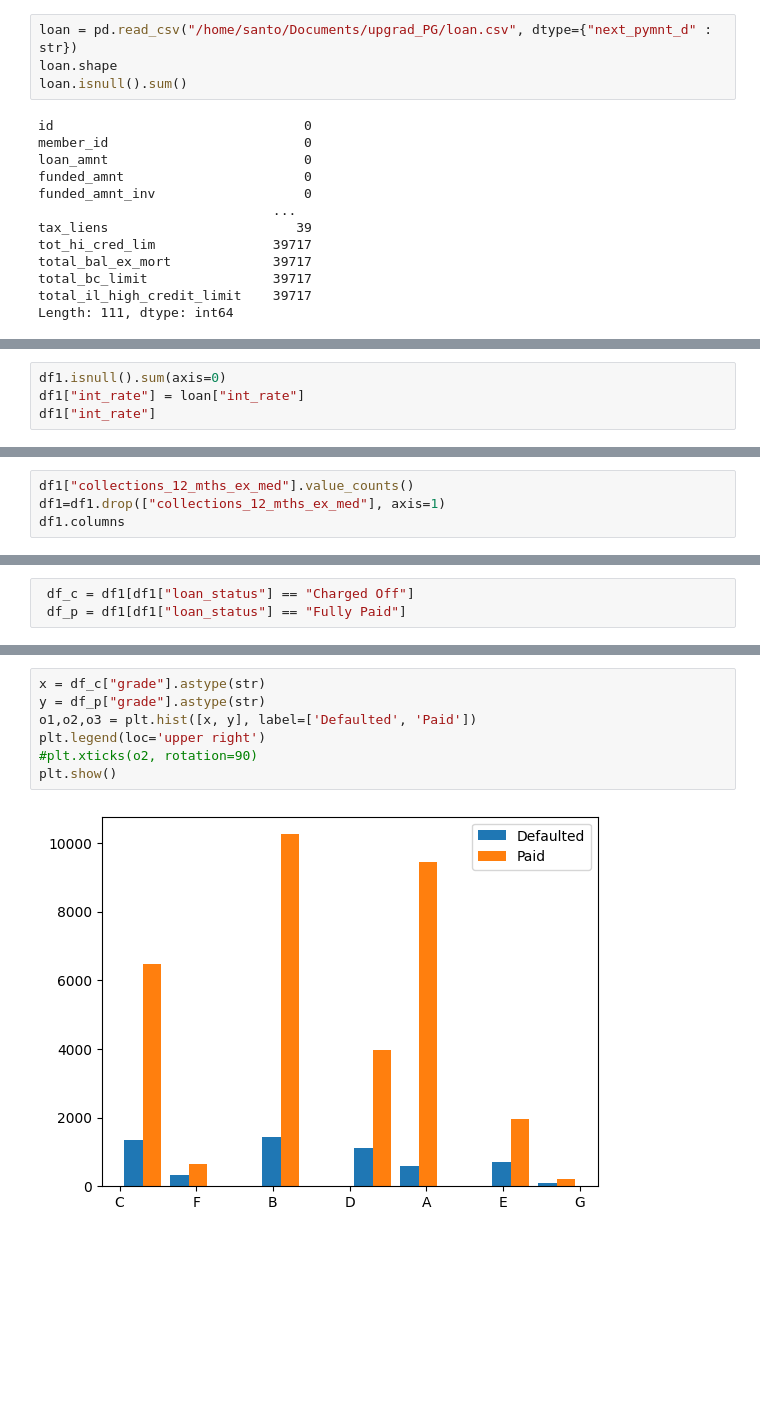
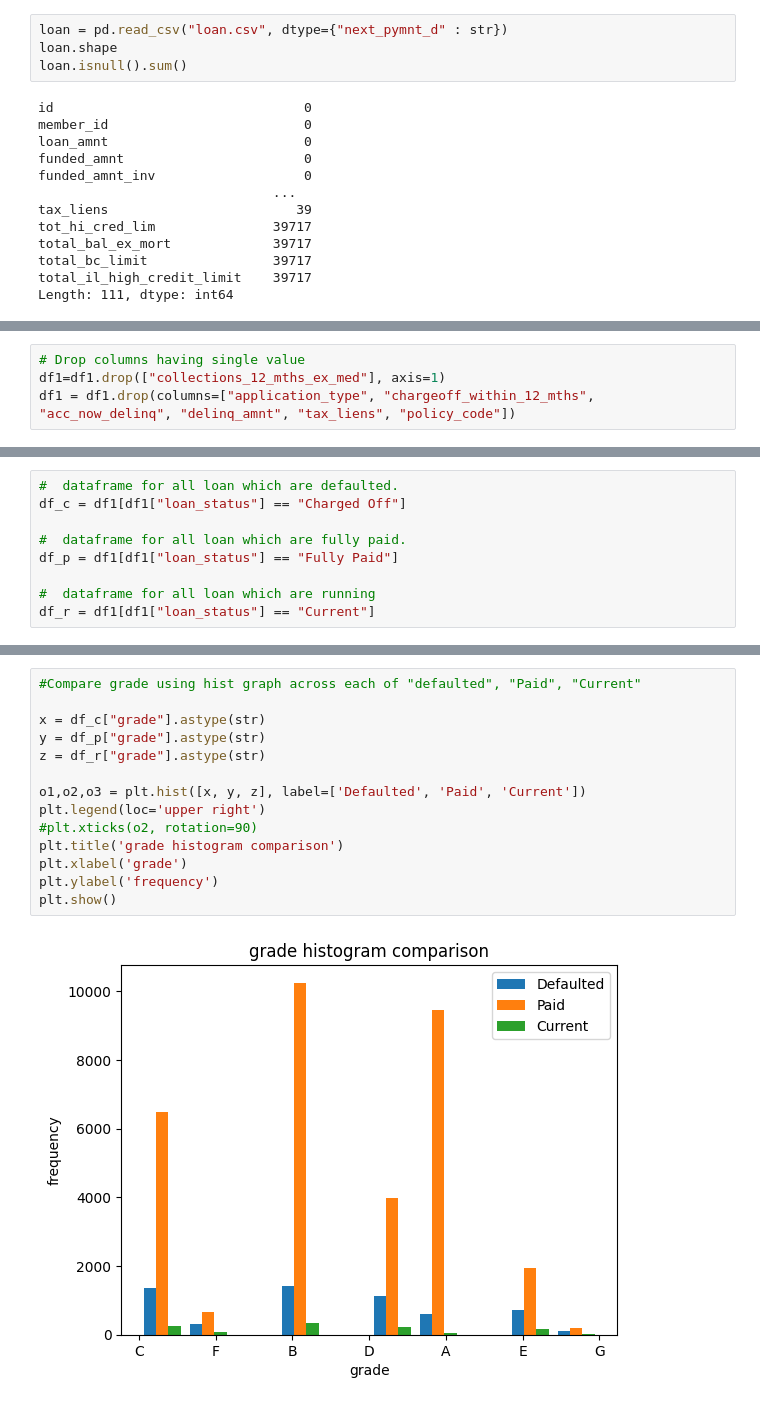
Before and after one commit to santoshmahto7/LendingClubCase, a Jupyter notebook: loan_santosh_1.ipynb, the cells around one changed output, grey strips where cells are left out. Saved outputs shown, nothing was run; the diff lists cells and outputs as text; blank space fills up the shorter version.

Commit message:
Update xlabels

```diff
--- a/loan_santosh_1.ipynb
+++ b/loan_santosh_1.ipynb
@@ -7,5 +8,5 @@ import pandas as pd
 # %%
-loan = pd.read_csv("/home/santo/Documents/upgrad_PG/loan.csv", dtype={"next_pymnt_d" : str})
+loan = pd.read_csv("loan.csv", dtype={"next_pymnt_d" : str})
 loan.shape
 loan.isnull().sum()
 # %% [output]
@@ -32,5 +34 @@ df.isnull().sum()
 df1 = df.dropna(how="all")
-# %%
-df1.isnull().sum(axis=0)
-df1["int_rate"] = loan["int_rate"]
-df1["int_rate"]
@@ -50,4 +35,4 @@ Name: int_rate, Length: 39717, dtype: object
 # %%
-df1["collections_12_mths_ex_med"].value_counts()
+# Drop columns having single value
 df1=df1.drop(["collections_12_mths_ex_med"], axis=1)
-df1.columns
+df1 = df1.drop(columns=["application_type", "chargeoff_within_12_mths", "acc_now_delinq", "delinq_amnt", "tax_liens", "policy_code"])
@@ -90,4 +44,10 @@ import seaborn as sns
 # %%
- df_c = df1[df1["loan_status"] == "Charged Off"]
- df_p = df1[df1["loan_status"] == "Fully Paid"]
+#  dataframe for all loan which are defaulted.
+df_c = df1[df1["loan_status"] == "Charged Off"]
+
+#  dataframe for all loan which are fully paid.
+df_p = df1[df1["loan_status"] == "Fully Paid"]
+
+#  dataframe for all loan which are running
+df_r = df1[df1["loan_status"] == "Current"]
 # %%
@@ -102,11 +99,18 @@ plt.show()
 # %%
+#Compare grade using hist graph across each of "defaulted", "Paid", "Current"
+
 x = df_c["grade"].astype(str)
 y = df_p["grade"].astype(str)
-o1,o2,o3 = plt.hist([x, y], label=['Defaulted', 'Paid'])
+z = df_r["grade"].astype(str)
+
+o1,o2,o3 = plt.hist([x, y, z], label=['Defaulted', 'Paid', 'Current'])
 plt.legend(loc='upper right')
 #plt.xticks(o2, rotation=90)
+plt.title('grade histogram comparison')
+plt.xlabel('grade')
+plt.ylabel('frequency')
 plt.show()
 # %% [output]
-[figure, old version]
+[figure, new version]
 # %%
 
```
Also changed, not shown: parts of 56 cells of this notebook.
